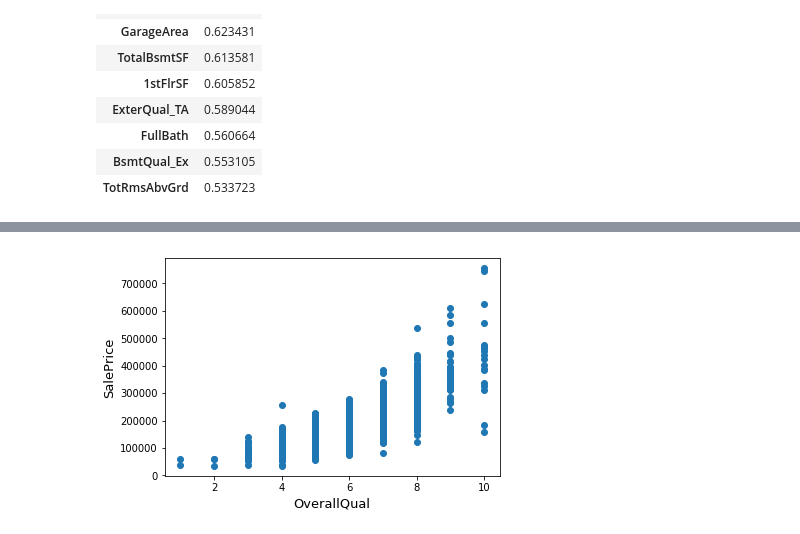
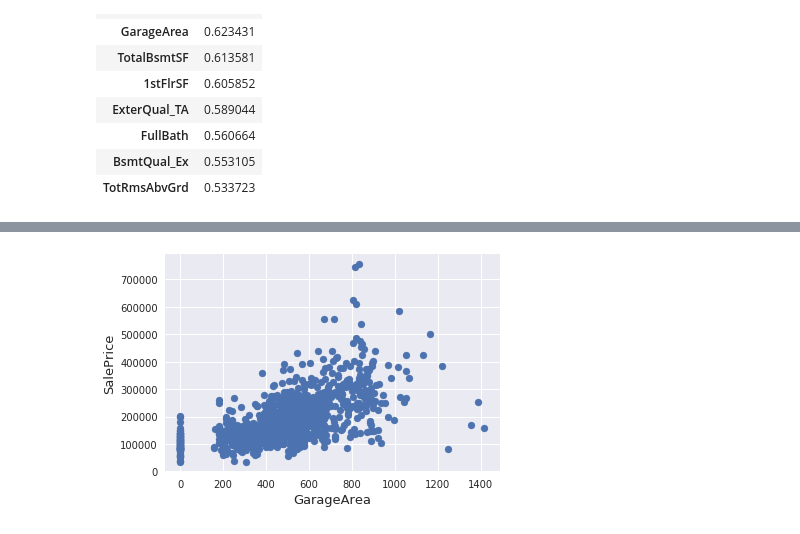
Before and after one commit to dirkhonda/udacity, a Jupyter notebook: capstone/capstone.ipynb, the cells around one changed output, grey strips where cells are left out. Saved outputs shown, nothing was run; the diff lists cells and outputs as text; code cells hidden in the pictures.

```diff
--- a/capstone/capstone.ipynb
+++ b/capstone/capstone.ipynb
@@ -5,19 +5,19 @@
 # Import libraries necessary for this project
 import numpy as np
 import pandas as pd
+
+# Visuals and graphs
 import matplotlib.pyplot as plt
-from sklearn.metrics import mean_squared_error
-
-# Pretty display for notebooks
+import seaborn as sns
 %matplotlib inline
 
 # Load training data
-data = pd.read_csv('housing/train.csv')
-test_data = pd.read_csv('housing/test.csv')
+train_raw = pd.read_csv('housing/train.csv')
+test_raw = pd.read_csv('housing/test.csv')
 
 # Basic exploration
-print("The housing dataset has {} data points with {} variables each.".format(*data.shape))
-data.head(10)
+print("The housing dataset has {} data points with {} variables each.".format(*train_raw.shape))
+train_raw.head(10)
 # %% [output]
 The housing dataset has 1460 data points with 81 variables each.
 |  | Id | MSSubClass | MSZoning | LotFrontage | LotArea | Street | Alley | LotShape | LandContour | ... |
@@ -36,15 +36,15 @@ The housing dataset has 1460 data points with 81 variables each.
 # One hot encode data for data analysis
 # Remove "NaN" values so our predict() functions
 # don't cause errors
-encoded_data = pd.get_dummies(data).replace(np.NaN, 0)
-encoded_data_y = encoded_data.SalePrice
-encoded_data = encoded_data.drop(['Id'], axis=1)
-encoded_test_data = pd.get_dummies(test_data).replace(np.NaN, 0)
+encoded_train = pd.get_dummies(train_raw).replace(np.NaN, 0)
+encoded_test = pd.get_dummies(test_raw).replace(np.NaN, 0)
 
 # Find top 10 strongest correlations (+/- included)
-corr_values = encoded_data.corr().filter(['SalePrice']).drop(['SalePrice'])
+corr_values = encoded_train.corr().filter(['SalePrice']).drop(['SalePrice'])
 corr_values = corr_values.abs()
-corr_values.sort_values(by=['SalePrice'], ascending=False).head(10)
+display(corr_values.sort_values(by=['SalePrice'], ascending=False).head(10))
+
+#encoded_train = encoded_train.drop(['Id'], axis=1)
 # %% [output]
 |  | SalePrice |
 | OverallQual | 0.790982 |
@@ -102,0 +87,7 @@ Data points considered outliers for the feature 'LotFrontage':
+# %%
+# Let's explore the relationship of these features in relation to our target, SalePrice
+# , TotalBsmtSF, 1stFlrSF, ExterQual_TA, FullBath, TotRmsAbvGrd
+sns.set()
+cols = ['SalePrice', 'OverallQual', 'GrLivArea', 'GarageCars', 'GarageArea' ]
+sns.pairplot(encoded_train[cols], size = 2.5)
+display(encoded_train[cols].corr())
@@ -102,0 +102,8 @@ Data points considered outliers for the feature 'LotFrontage':
+# %%
+# Let's explore the relationship of these features in relation to our target, SalePrice
+sns.set()
+encoded_train['LotArea'] = np.log(encoded_train['LotArea'])
+encoded_train['GrLivArea'] = np.log(encoded_train['GrLivArea'])
+cols = ['SalePrice', 'TotalBsmtSF', '1stFlrSF', 'ExterQual_TA', 'GrLivArea', 'LotArea']
+sns.pairplot(encoded_train[cols], size = 2.5)
+display(encoded_train[cols].corr())
@@ -103,8 +128,8 @@ Data points considered outliers for the feature 'LotFrontage':
 # %%
 fig, ax = plt.subplots()
-ax.scatter(x = encoded_data['OverallQual'], y = encoded_data['SalePrice'])
+ax.scatter(x = encoded_train['GarageArea'], y = encoded_train.SalePrice)
 plt.ylabel('SalePrice', fontsize=13)
-plt.xlabel('OverallQual', fontsize=13)
+plt.xlabel('GarageArea', fontsize=13)
 plt.show()
 # %% [output]
-[figure, old version]
+[figure, new version]
```
Also changed, not shown: parts of 16 cells of this notebook.
